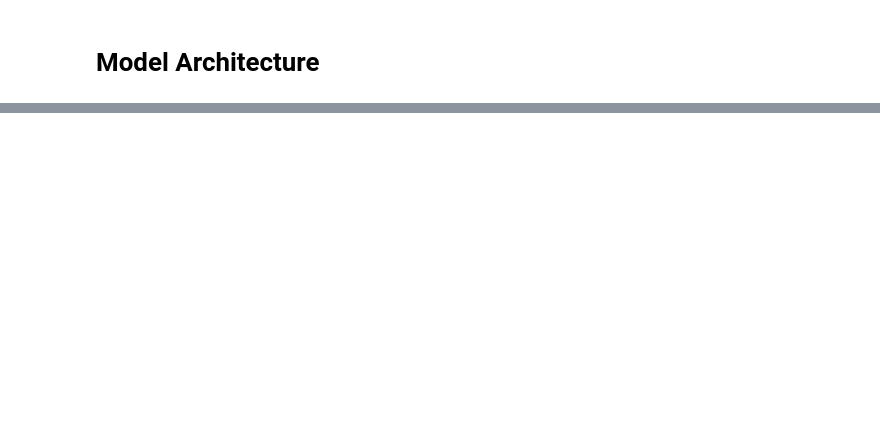
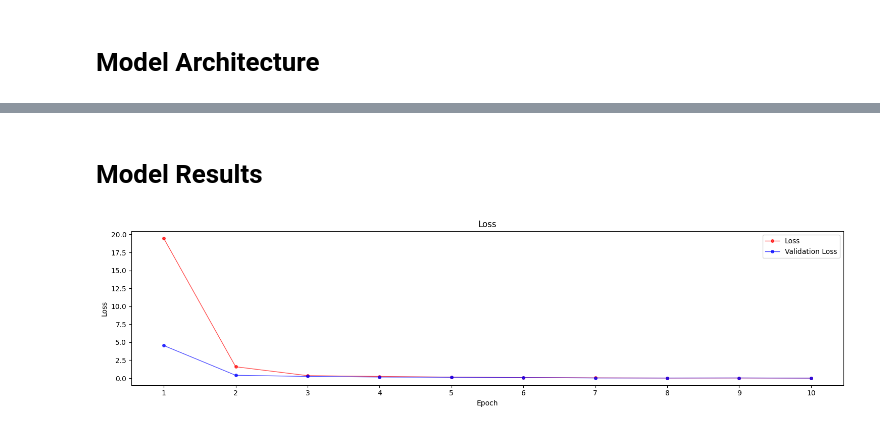
Before and after one commit to Chr728/Compass, a Jupyter notebook: snoringAI/snoringAI.ipynb, the cells around one changed output, grey strips where cells are left out. Cells and saved outputs as stored; diff of their text form; code cells hidden in the pictures; blank space fills up the shorter version.

Commit message:
Snoring AI model training and metrics

```diff
--- a/snoringAI/snoringAI.ipynb
+++ b/snoringAI/snoringAI.ipynb
@@ -179,3 +179,5 @@ val_dataset = dataset.skip(train_size)
 # obtain the shape of the first batch of the training dataset
 samples, labels = train_dataset.as_numpy_iterator().next()
 samples.shape
+
+input_shape = samples.shape[1:]
@@ -185,0 +216,2 @@ samples.shape
+# %%
+hist = model.fit(train_dataset, validation_data=val_dataset, epochs=10)
@@ -185,0 +236,39 @@ samples.shape
+# %% [markdown]
+# Model Results
+# %%
+# plot legends
+loss = 'loss'
+val_loss = 'val_loss'
+recall = 'recall_1'
+val_recall = 'val_recall_1'
+precision = 'precision_1'
+val_precision = 'val_precision_1'
+# %%
+# loss per epoch
+x_values = np.arange(1,11,1)
+fig, ax = plt.subplots()
+plt.rcParams['figure.figsize'] = (15,4)
+
+plt.title('Loss')
+plt.plot(x_values,hist.history[loss], 'r',marker='o', linewidth=1,alpha=0.7,label = 'Loss',markersize=4)
+plt.plot(x_values,hist.history[val_loss], 'b',marker='o', linewidth=1,alpha=0.7,label = 'Validation Loss',markersize=4)
+plt.xlabel('Epoch')
+plt.ylabel('Loss')
+plt.legend()
+plt.xticks(x_values)
+x = x_values
+y = hist.history[loss]
+z = hist.history[loss]
+val_z = hist.history[val_loss]
+i=0
+for X, Y, Z,VAL_Z in zip(x, y, z,val_z):
+    if i==14:
+        # Annotate the points 5 _points_ above and to the left of the vertex
+        ax.annotate('Loss = {}'.format(round(Z,5)), xy=(X,Y), xytext=(-5, 25), ha='center',
+                    textcoords='offset points')
+        ax.annotate('Val. Loss = {}'.format(round(VAL_Z,5)), xy=(X,Y), xytext=(-5, 15), ha='center',
+                    textcoords='offset points')
+    i=i+1
+plt.show()
+# %% [output]
+[figure, added]
```
Also changed, not shown: parts of 14 cells of this notebook, 1 other file.
